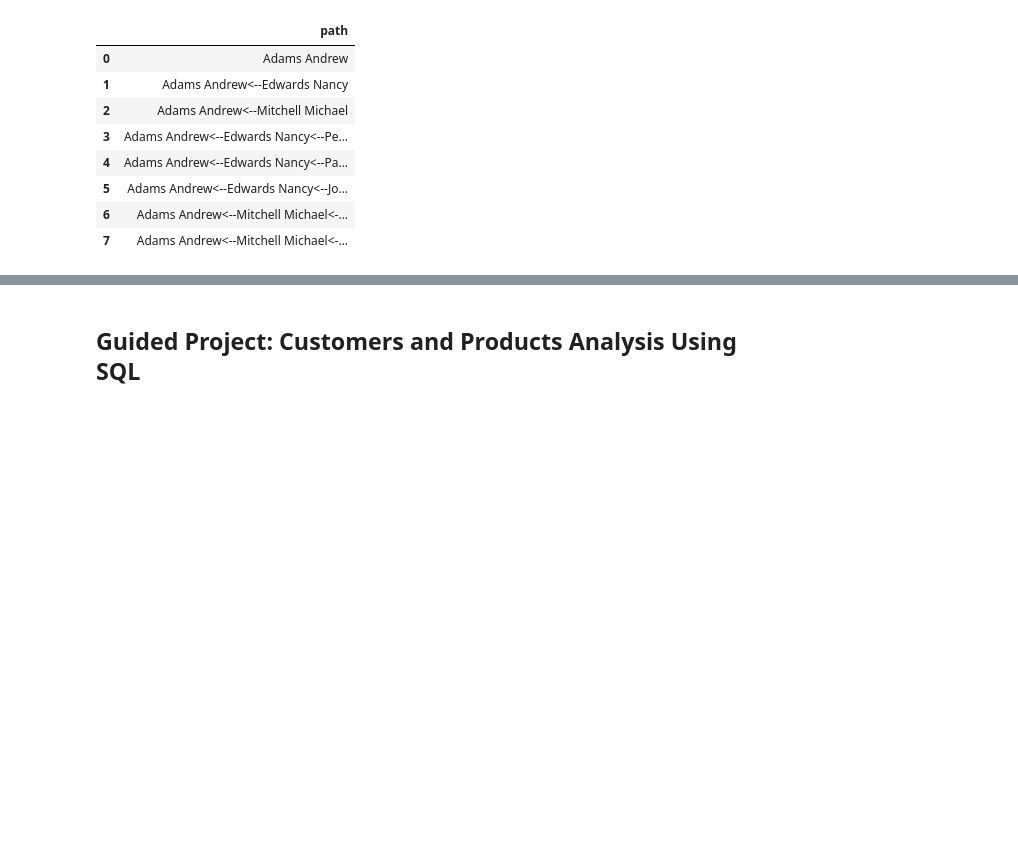
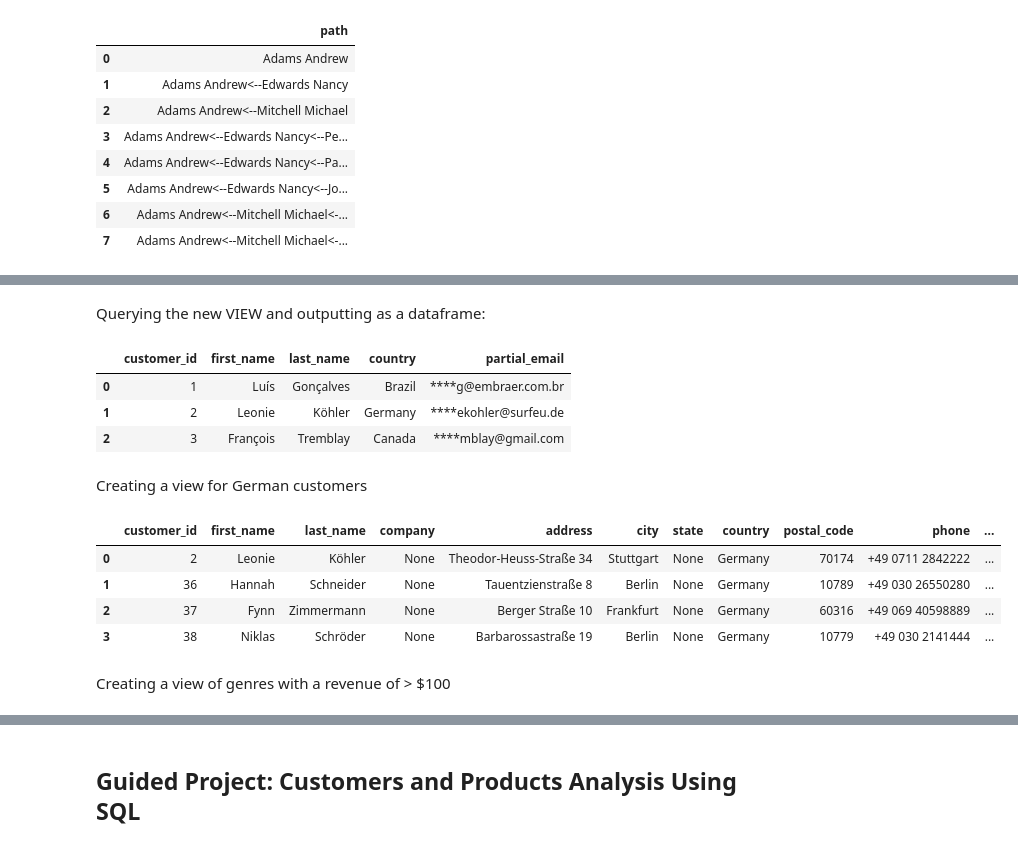
Before and after one commit to oxbbar/course-business-analyst-with-power-bi, a Jupyter notebook: part_2/p2-5-sql-subqueries.ipynb, the cells around one changed output, grey strips where cells are left out. Drawn from its saved outputs; the diff is of its cells as text; code cells hidden in the pictures; blank space fills up the shorter version.

```diff
--- a/part_2/p2-5-sql-subqueries.ipynb
+++ b/part_2/p2-5-sql-subqueries.ipynb
@@ -611,0 +666,21 @@ pd.read_sql_query(query,connection)
+# %% [markdown]
+Querying the new VIEW and outputting as a dataframe:
+# %%
+query = """
+
+SELECT
+    *
+FROM
+    customer_email
+LIMIT
+    3;
+"""
+
+pd.read_sql(query,connection)
+# %% [output]
+|  | customer_id | first_name | last_name | country | partial_email |
+| 0 | 1 | Luís | Gonçalves | Brazil | ****g@embraer.com.br |
+| 1 | 2 | Leonie | Köhler | Germany | ****ekohler@surfeu.de |
+| 2 | 3 | François | Tremblay | Canada | ****mblay@gmail.com |
+# %% [markdown]
+Creating a view for German customers
@@ -611,0 +699,19 @@ pd.read_sql_query(query,connection)
+# %%
+query = """
+
+SELECT
+    *
+FROM
+    german_customers;
+
+"""
+
+pd.read_sql(query,connection)
+# %% [output]
+|  | customer_id | first_name | last_name | company | address | city | state | country | postal_code | phone | ... |
+| 0 | 2 | Leonie | Köhler | None | Theodor-Heuss-Straße 34 | Stuttgart | None | Germany | 70174 | +49 0711 2842222 | ... |
+| 1 | 36 | Hannah | Schneider | None | Tauentzienstraße 8 | Berlin | None | Germany | 10789 | +49 030 26550280 | ... |
+| 2 | 37 | Fynn | Zimmermann | None | Berger Straße 10 | Frankfurt | None | Germany | 60316 | +49 069 40598889 | ... |
+| 3 | 38 | Niklas | Schröder | None | Barbarossastraße 19 | Berlin | None | Germany | 10779 | +49 030 2141444 | ... |
+# %% [markdown]
+Creating a view of genres with a revenue of > $100
```
Also changed, not shown: parts of 15 cells of this notebook, 3 other files.
